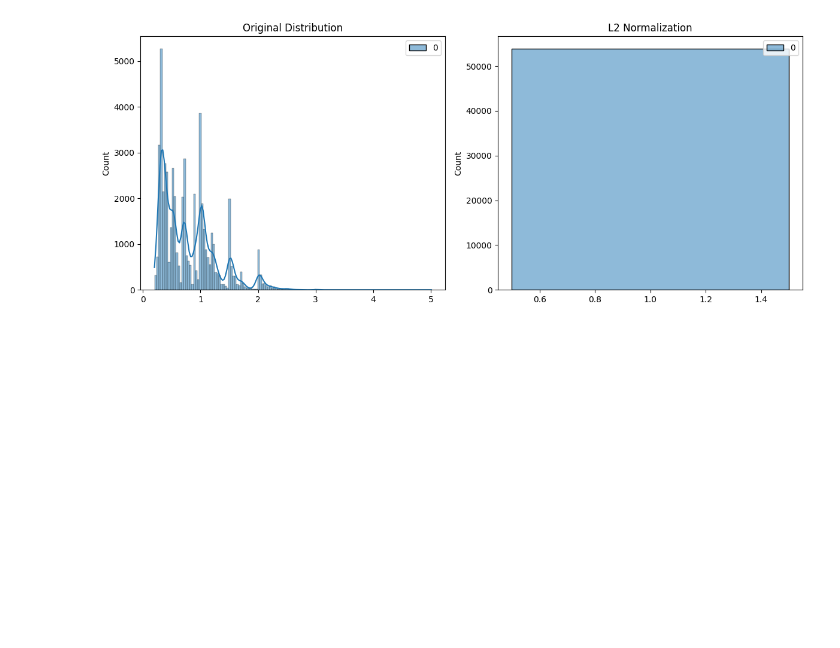
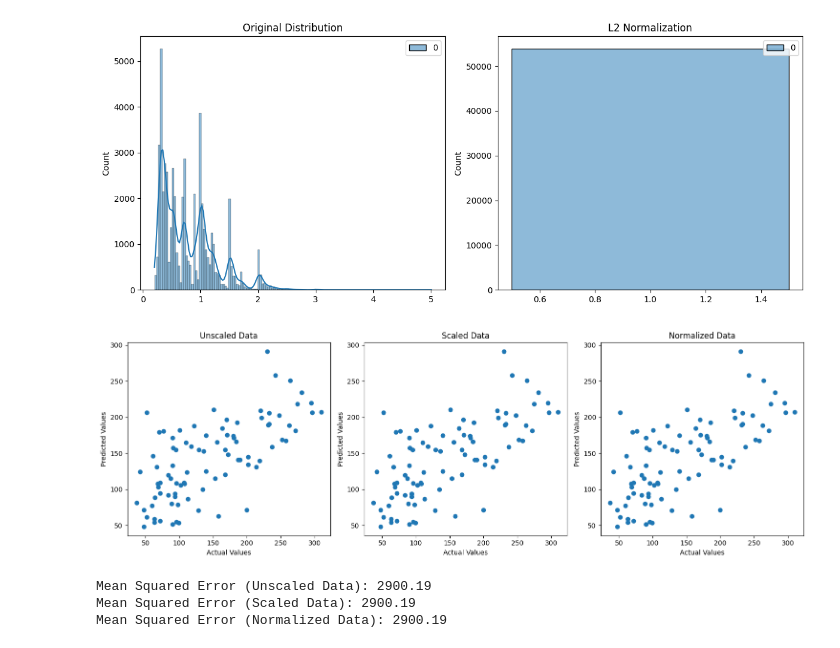
Before and after one commit to PasumurtySowmya/PythonAssignment, a Jupyter notebook: T2assignment.ipynb, the cells around one changed output. Saved outputs shown, nothing was run; the diff lists cells and outputs as text; code cells hidden in the pictures; blank space fills up the shorter version.

```diff
--- a/T2assignment.ipynb
+++ b/T2assignment.ipynb
@@ -132,19 +127,19 @@ plt.show()
 [figure]
 # %%
 # 6 Spliiting Dataset into training and testing and apply scaling
-import seaborn as sns
-from sklearn.model_selection import train_test_split
-from sklearn.preprocessing import StandardScaler
+#import seaborn as sns
+#from sklearn.model_selection import train_test_split
+#from sklearn.preprocessing import StandardScaler
 
 # Load the "diamonds" dataset from Seaborn
-diamonds = sns.load_dataset("diamonds")
+df = sns.load_dataset("diamonds")
 
 # Select numeric features for scaling
 numeric_features = ['carat', 'depth', 'table', 'x', 'y', 'z']
 
 # Split the dataset into features (X) and target (y)
-X = diamonds[numeric_features]
-y = diamonds['price']
+X = df[numeric_features]
+y = df['price']
 
 # Split the data into training and testing sets
 X_train, X_test, y_train, y_test = train_test_split(X, y, test_size=0.2, random_state=42)
@@ -157,3 +152,63 @@ X_train_scaled = scaler.fit_transform(X_train)
 
 # Transform the testing data using the same scaler
 X_test_scaled = scaler.transform(X_test)
+# %%
+# 7 Train a simple machine learning model using scaled and normalizationdata .Compare with unscaled data
+# Initialize Linear Regression models
+unscaled_model = LinearRegression()
+scaled_model = LinearRegression()
+normalized_model = LinearRegression()
+
+# Train unscaled model
+unscaled_model.fit(X_train, y_train)
+y_pred_unscaled = unscaled_model.predict(X_test)
+mse_unscaled = mean_squared_error(y_test, y_pred_unscaled)
+
+# Apply StandardScaler to the training and testing subsets
+scaler = StandardScaler()
+X_train_scaled = scaler.fit_transform(X_train)
+X_test_scaled = scaler.transform(X_test)
+scaled_model.fit(X_train_scaled, y_train)
+y_pred_scaled = scaled_model.predict(X_test_scaled)
+mse_scaled = mean_squared_error(y_test, y_pred_scaled)
+
+# Apply MinMaxScaler to the training and testing subsets
+min_max_scaler = MinMaxScaler()
+X_train_normalized = min_max_scaler.fit_transform(X_train)
+X_test_normalized = min_max_scaler.transform(X_test)
+normalized_model.fit(X_train_normalized, y_train)
+y_pred_normalized = normalized_model.predict(X_test_normalized)
+mse_normalized = mean_squared_error(y_test, y_pred_normalized)
+
+# Create scatter plots
+plt.figure(figsize=(15, 5))
+
+plt.subplot(131)
+plt.scatter(y_test, y_pred_unscaled)
+plt.title('Unscaled Data')
+plt.xlabel('Actual Values')
+plt.ylabel('Predicted Values')
+
+plt.subplot(132)
+plt.scatter(y_test, y_pred_scaled)
+plt.title('Scaled Data')
+plt.xlabel('Actual Values')
+plt.ylabel('Predicted Values')
+
+plt.subplot(133)
+plt.scatter(y_test, y_pred_normalized)
+plt.title('Normalized Data')
+plt.xlabel('Actual Values')
+plt.ylabel('Predicted Values')
+
+plt.tight_layout()
+plt.show()
+
+print(f"Mean Squared Error (Unscaled Data): {mse_unscaled:.2f}")
+print(f"Mean Squared Error (Scaled Data): {mse_scaled:.2f}")
+print(f"Mean Squared Error (Normalized Data): {mse_normalized:.2f}")
+# %% [output]
+[figure, added]
+Mean Squared Error (Unscaled Data): 2900.19
+Mean Squared Error (Scaled Data): 2900.19
+Mean Squared Error (Normalized Data): 2900.19
```
Also changed, not shown: parts of 2 cells of this notebook.
